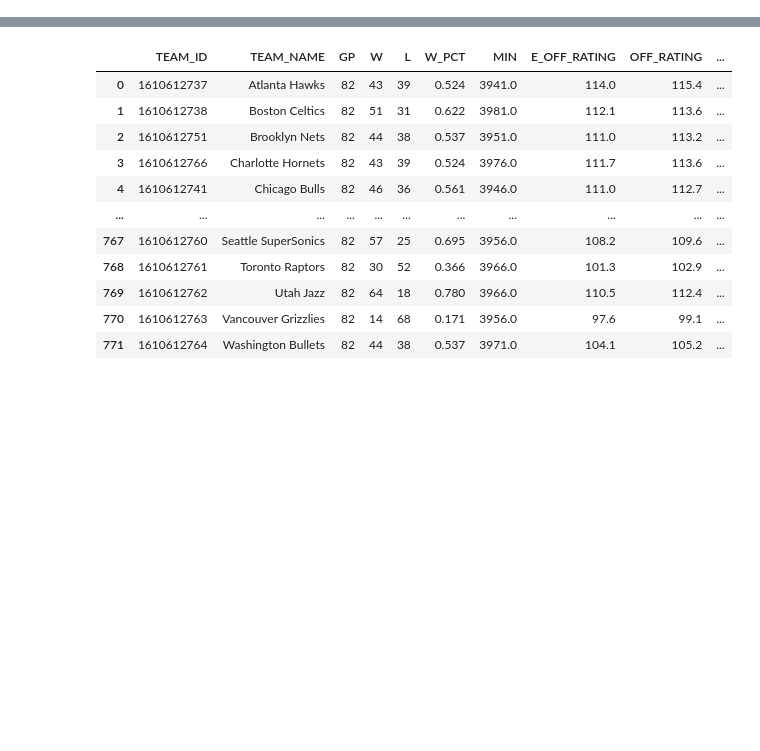
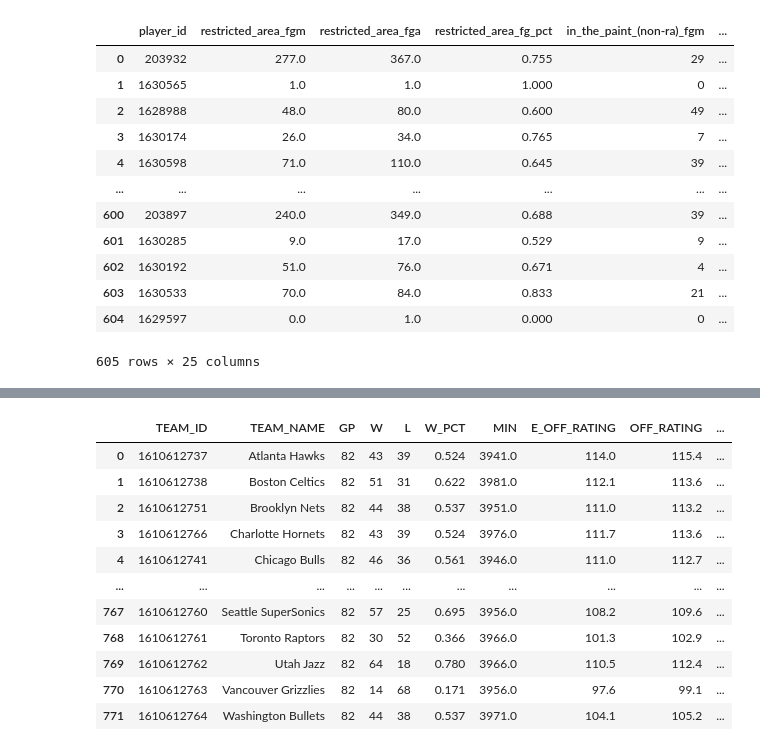
Before and after one commit to davis7526/nba_project, a Jupyter notebook: data_cleaning_setup/team_and_player_data_processing.ipynb, the cells around one changed output, grey strips where cells are left out. Cells and saved outputs as stored; diff of their text form; code cells hidden in the pictures; blank space fills up the shorter version.

```diff
--- a/data_cleaning_setup/team_and_player_data_processing.ipynb
+++ b/data_cleaning_setup/team_and_player_data_processing.ipynb
@@ -58 +85,17 @@ player_shot_stats
+# %%
+player_shot_location_df
+# %% [output]
+|  | player_id | restricted_area_fgm | restricted_area_fga | restricted_area_fg_pct | in_the_paint_(non-ra)_fgm | ... |
+| 0 | 203932 | 277.0 | 367.0 | 0.755 | 29 | ... |
+| 1 | 1630565 | 1.0 | 1.0 | 1.000 | 0 | ... |
+| 2 | 1628988 | 48.0 | 80.0 | 0.600 | 49 | ... |
+| 3 | 1630174 | 26.0 | 34.0 | 0.765 | 7 | ... |
+| 4 | 1630598 | 71.0 | 110.0 | 0.645 | 39 | ... |
+| ... | ... | ... | ... | ... | ... | ... |
+| 600 | 203897 | 240.0 | 349.0 | 0.688 | 39 | ... |
+| 601 | 1630285 | 9.0 | 17.0 | 0.529 | 9 | ... |
+| 602 | 1630192 | 51.0 | 76.0 | 0.671 | 4 | ... |
+| 603 | 1630533 | 70.0 | 84.0 | 0.833 | 21 | ... |
+| 604 | 1629597 | 0.0 | 1.0 | 0.000 | 0 | ... |
+605 rows × 25 columns
 # %%
```
Also changed, not shown: parts of 16 cells of this notebook, 1 other file.
